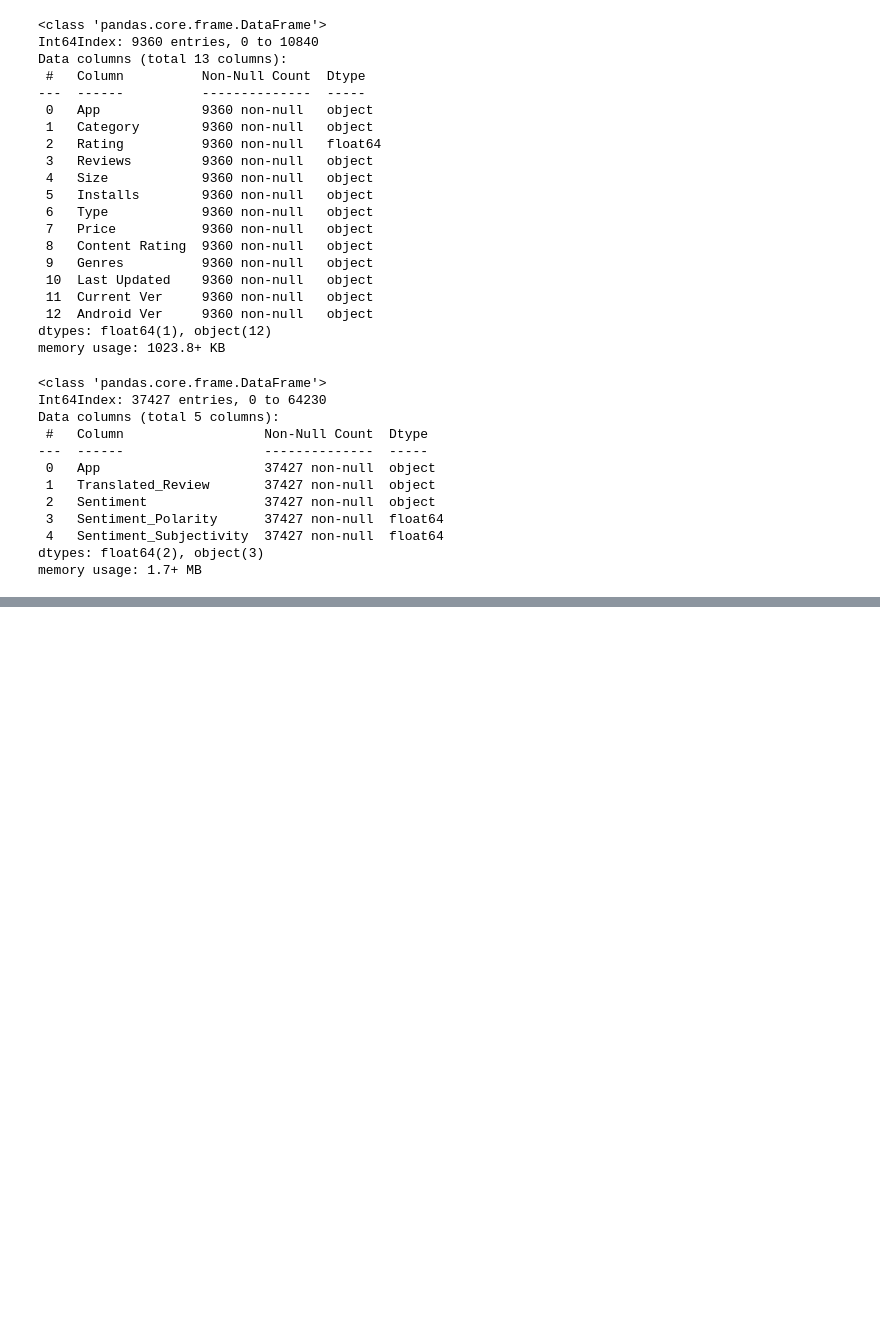
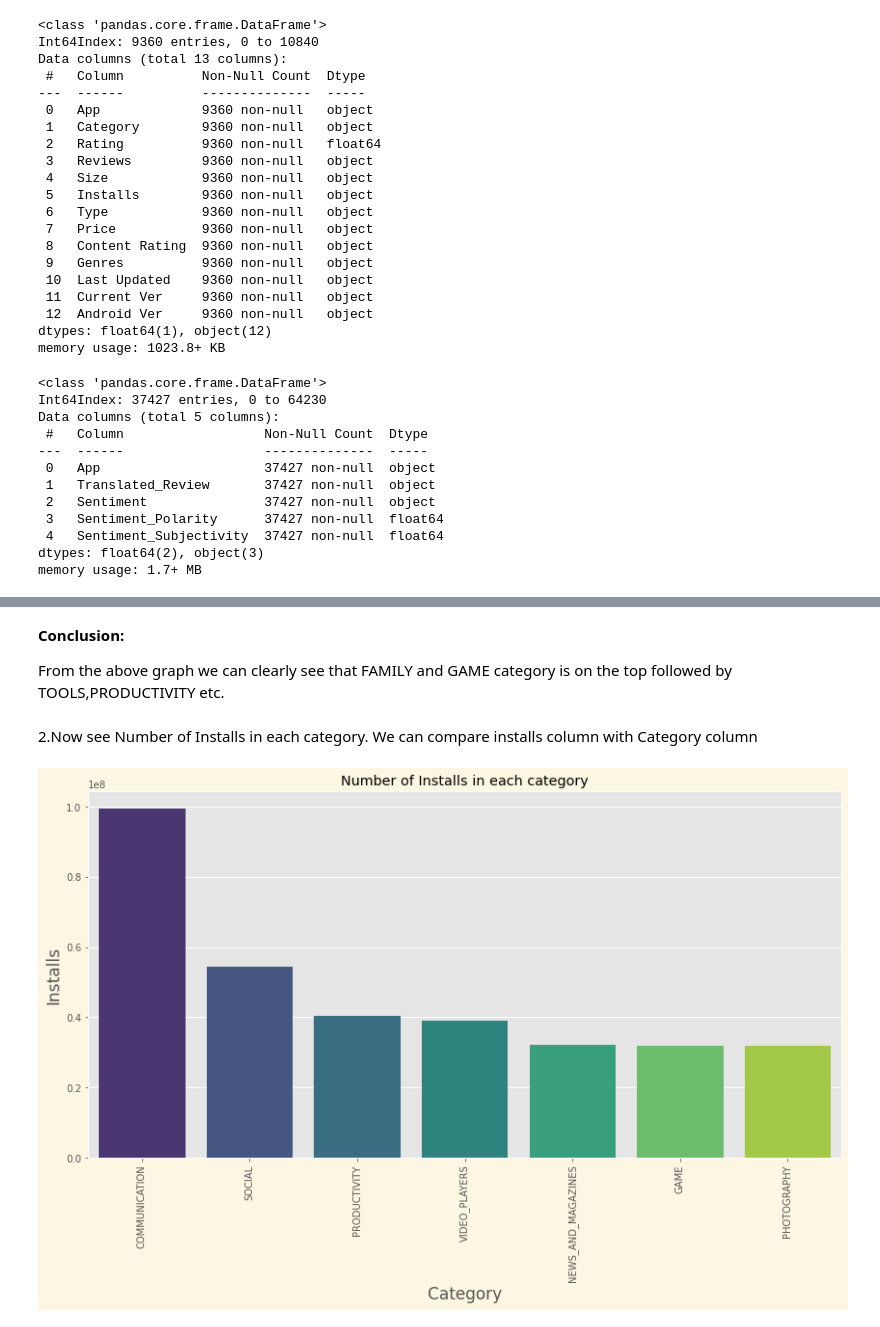
Before and after one commit to Sanketkamble01/Playstore-app-review-analysis, a Jupyter notebook: Individual_Notebook_Play_Store_App_Review_Analysis_Capstone_Project.ipynb, the cells around one changed output, grey strips where cells are left out. Cells and saved outputs as stored; diff of their text form; code cells hidden in the pictures; blank space fills up the shorter version.

```diff
--- a/Individual_Notebook_Play_Store_App_Review_Analysis_Capstone_Project.ipynb
+++ b/Individual_Notebook_Play_Store_App_Review_Analysis_Capstone_Project.ipynb
@@ -141,0 +221,24 @@ Total number of dublicate apps in play store data is:  1170
+# %% [markdown]
+**Conclusion:**
+
+>
+From the above graph we can clearly see that FAMILY and GAME category is on the top followed by TOOLS,PRODUCTIVITY etc.
+# %% [markdown]
+2.Now see Number of Installs in each category. We can compare installs column with Category column
+# %%
+scene_1=(ps_dataset1.groupby("Category").agg({"Installs":"mean"})
+        .sort_values(by="Installs",ascending=False)
+        .reset_index().head(7))
+point_1=pd.DataFrame(scene_1)
+
+# we are plotting bar plot for above grouped dataframe
+plt.figure(figsize=(14,7))
+plt.style.use("ggplot")
+sns.barplot(y="Installs",x="Category",data=point_1,palette="viridis")
+plt.xlabel("Category", fontsize=17)
+plt.ylabel("Installs", fontsize=17)
+plt.title("Number of Installs in each category")
+plt.xticks(rotation=90)
+plt.show();
+# %% [output]
+[figure, added]
```
Also changed, not shown: parts of 55 cells of this notebook.
